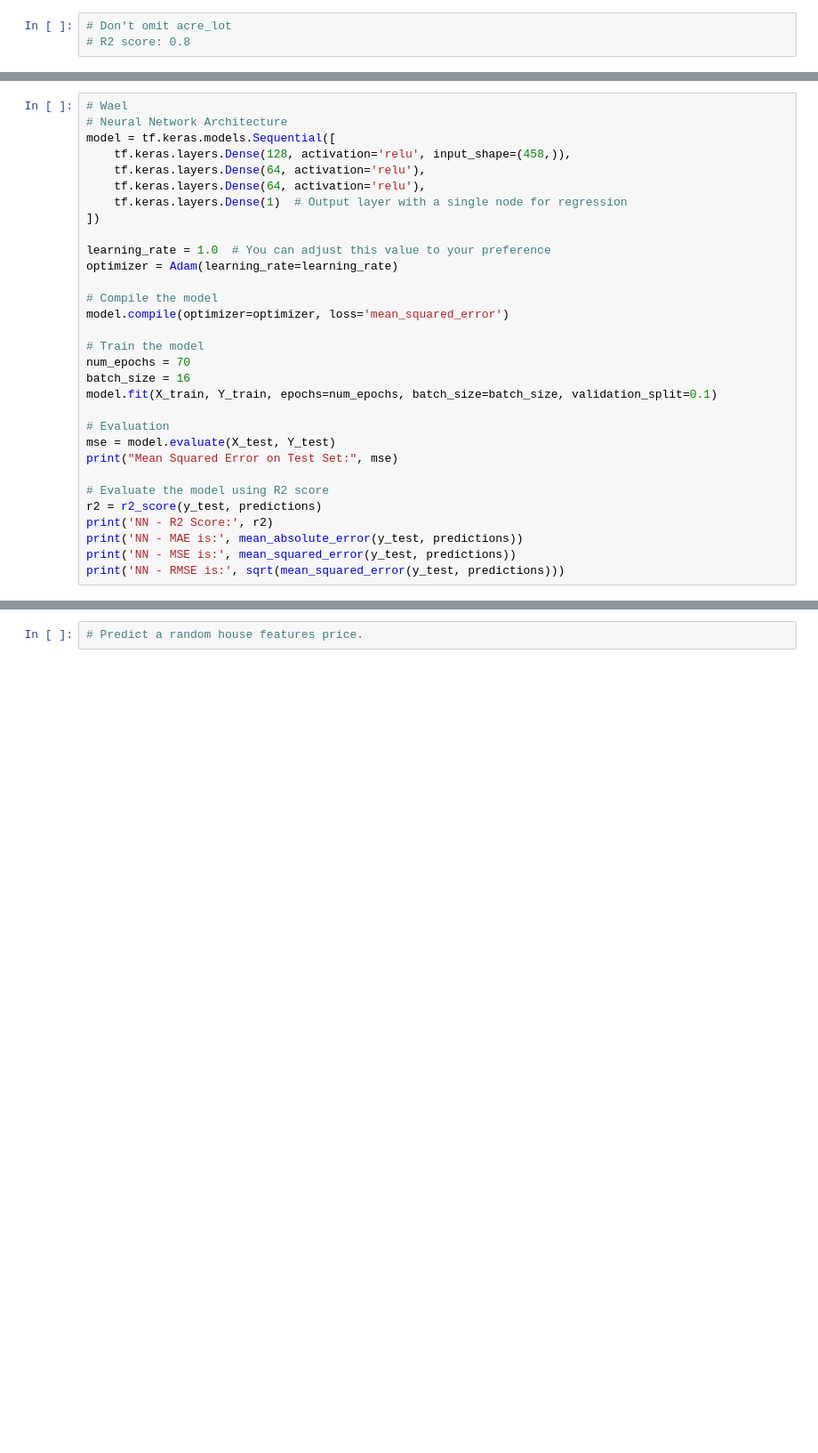
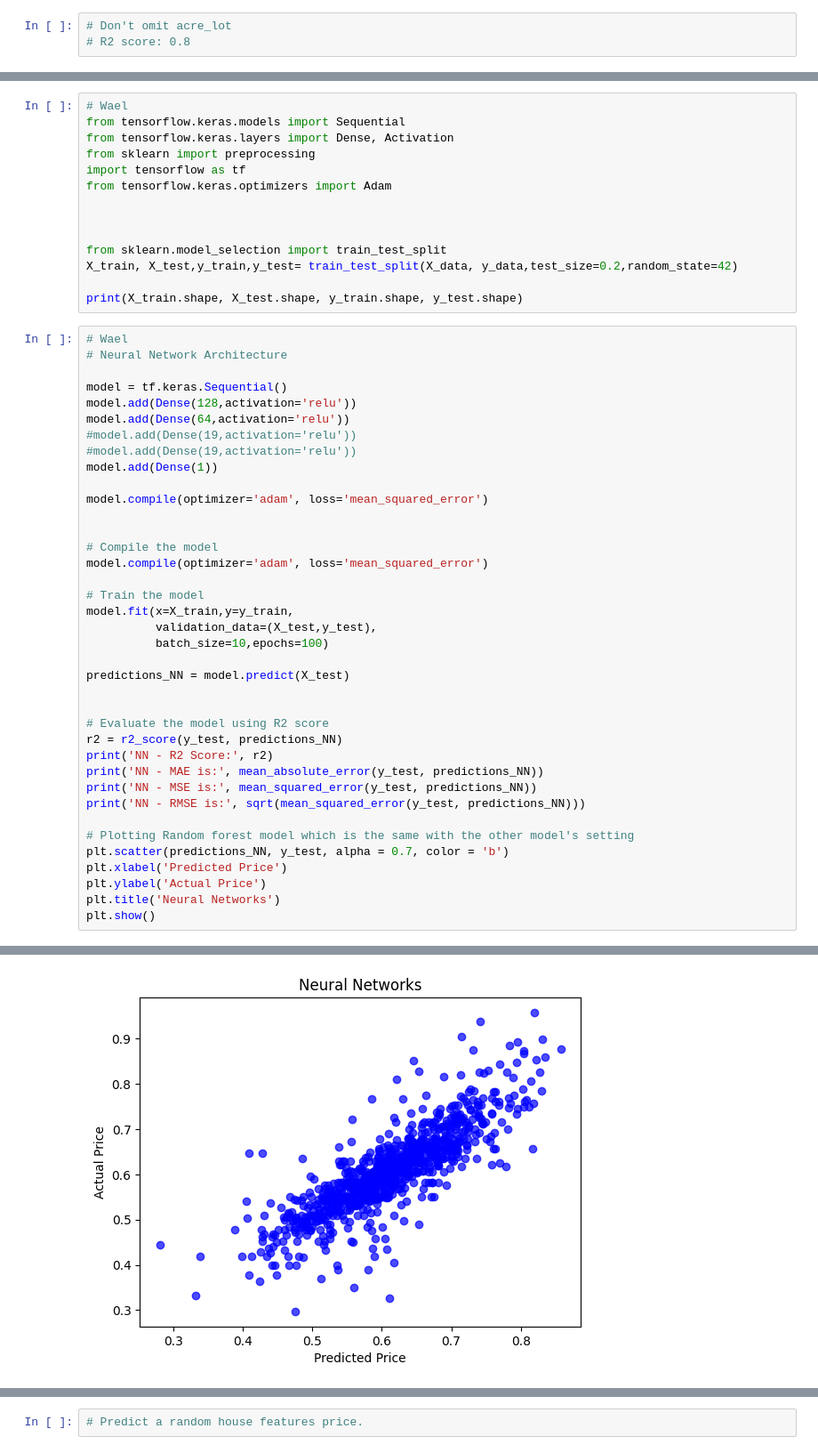
Before and after one commit to leoPuerto01/CS539-project, a Jupyter notebook: CS_539_Project.ipynb, the cells around one changed output, grey strips where cells are left out. Shown at 89% size. Cells and saved outputs as stored; diff of their text form; blank space fills up the shorter version.

```diff
--- a/CS_539_Project.ipynb
+++ b/CS_539_Project.ipynb
@@ -2860,32 +2888,53 @@ from tensorflow.keras.optimizers import Adam
+# %%
+# Wael
+from tensorflow.keras.models import Sequential
+from tensorflow.keras.layers import Dense, Activation
+from sklearn import preprocessing
+import tensorflow as tf
+from tensorflow.keras.optimizers import Adam
+
+
+
+from sklearn.model_selection import train_test_split
+X_train, X_test,y_train,y_test= train_test_split(X_data, y_data,test_size=0.2,random_state=42)
+
+print(X_train.shape, X_test.shape, y_train.shape, y_test.shape)
 # %%
 # Wael
 # Neural Network Architecture
-model = tf.keras.models.Sequential([
-    tf.keras.layers.Dense(128, activation='relu', input_shape=(458,)),
-    tf.keras.layers.Dense(64, activation='relu'),
-    tf.keras.layers.Dense(64, activation='relu'),
-    tf.keras.layers.Dense(1)  # Output layer with a single node for regression
-])
 
-learning_rate = 1.0  # You can adjust this value to your preference
-optimizer = Adam(learning_rate=learning_rate)
+model = tf.keras.Sequential()
+model.add(Dense(128,activation='relu'))
+model.add(Dense(64,activation='relu'))
+#model.add(Dense(19,activation='relu'))
+#model.add(Dense(19,activation='relu'))
+model.add(Dense(1))
+
+model.compile(optimizer='adam', loss='mean_squared_error')
+
 
 # Compile the model
-model.compile(optimizer=optimizer, loss='mean_squared_error')
+model.compile(optimizer='adam', loss='mean_squared_error')
 
 # Train the model
-num_epochs = 70
-batch_size = 16
-model.fit(X_train, Y_train, epochs=num_epochs, batch_size=batch_size, validation_split=0.1)
+model.fit(x=X_train,y=y_train,
+          validation_data=(X_test,y_test),
+          batch_size=10,epochs=100)
 
-# Evaluation
-mse = model.evaluate(X_test, Y_test)
-print("Mean Squared Error on Test Set:", mse)
+predictions_NN = model.predict(X_test)
+
 
 # Evaluate the model using R2 score
-r2 = r2_score(y_test, predictions)
+r2 = r2_score(y_test, predictions_NN)
 print('NN - R2 Score:', r2)
-print('NN - MAE is:', mean_absolute_error(y_test, predictions))
-print('NN - MSE is:', mean_squared_error(y_test, predictions))
-print('NN - RMSE is:', sqrt(mean_squared_error(y_test, predictions)))
+print('NN - MAE is:', mean_absolute_error(y_test, predictions_NN))
+print('NN - MSE is:', mean_squared_error(y_test, predictions_NN))
+print('NN - RMSE is:', sqrt(mean_squared_error(y_test, predictions_NN)))
+
+# Plotting Random forest model which is the same with the other model's setting
+plt.scatter(predictions_NN, y_test, alpha = 0.7, color = 'b')
+plt.xlabel('Predicted Price')
+plt.ylabel('Actual Price')
+plt.title('Neural Networks')
+plt.show()
 # %% [output]
@@ -2909,2 +2958,3 @@ NN - RMSE is: 0.04082997120113063
+[figure, added]
 # %%
 '''Models Comparison:<br>
```
Also changed, not shown: parts of 7 cells of this notebook.
